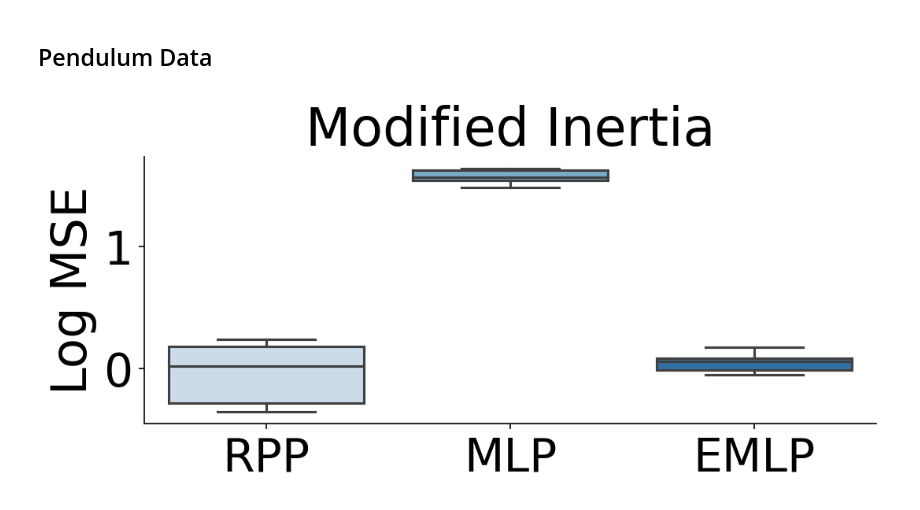
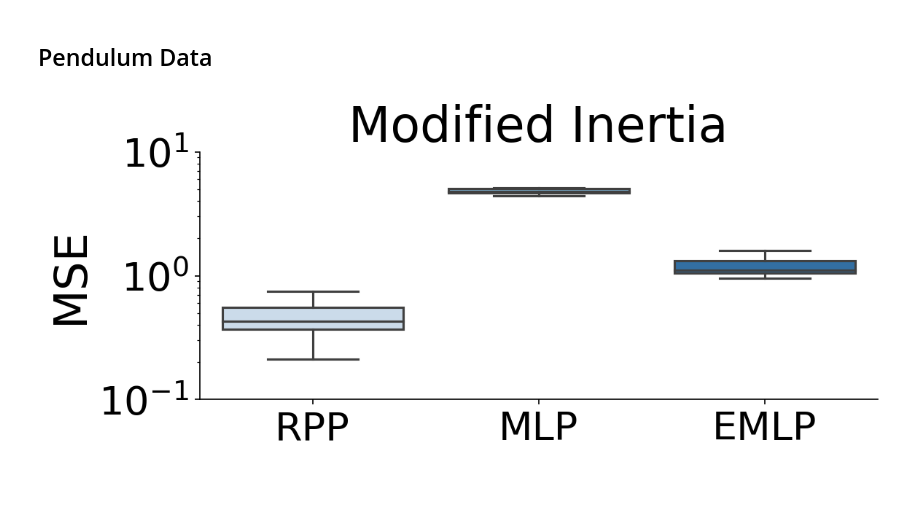
Before and after one commit to mfinzi/residual-pathway-priors, a Jupyter notebook: experiments/prior-var-ablation/plotter.ipynb, the cells around one changed output. Saved outputs shown, nothing was run; the diff lists cells and outputs as text; code cells hidden in the pictures.

```diff
--- a/experiments/prior-var-ablation/plotter.ipynb
+++ b/experiments/prior-var-ablation/plotter.ipynb
@@ -60,7 +73,7 @@ plt.show()
 full_df = pd.DataFrame()
 cols = ['Trial', "tr_mse", 'te_mse']
 
-basic = 0.1
+basic = 1.
 equiv = 1e-05
 fname = "./saved-outputs/inertia_log_MixedEMLP_basic" + str(basic) + "_equiv" + str(equiv) + ".pkl"
 rpp_df = pd.read_pickle(fname)
@@ -85,17 +98,20 @@ full_df['log_te_mse'] = np.log(full_df['te_mse'])
 # %%
 cpal = sns.color_palette("cmo.matter", n_colors=3)
 
 fs = 30
 
 fig, ax = plt.subplots(1,1, dpi=150, figsize=(8, 3))
-sns.boxplot(x='type', y='log_te_mse', data=full_df, palette="Blues", ax=ax,
+sns.boxplot(x='type', y='te_mse', data=full_df, palette="Blues", ax=ax,
            showfliers=False)
 ax.set_xlabel("", fontsize=fs)
-ax.set_ylabel("Log MSE", fontsize=fs)
-ax.tick_params("both", labelsize=fs-2)
+ax.set_ylabel("MSE", fontsize=fs)
+ax.tick_params("both", labelsize=fs-4)
 ax.set_title("Modified Inertia", fontsize=fs+2)
+ax.semilogy()
+ax.set_yticks([0.1, 1., 10.])
+ax.set_yticklabels([r"$10^{-1}$", r"$10^{0}$", r"$10^{1}$"])
 sns.despine()
 plt.savefig("./partial_sym_inertia.pdf", bbox_inches='tight')
 plt.show()
 # %% [output]
-[figure, old version]
+[figure, new version]
```
Also changed, not shown: parts of 3 cells of this notebook, 16 other files.
